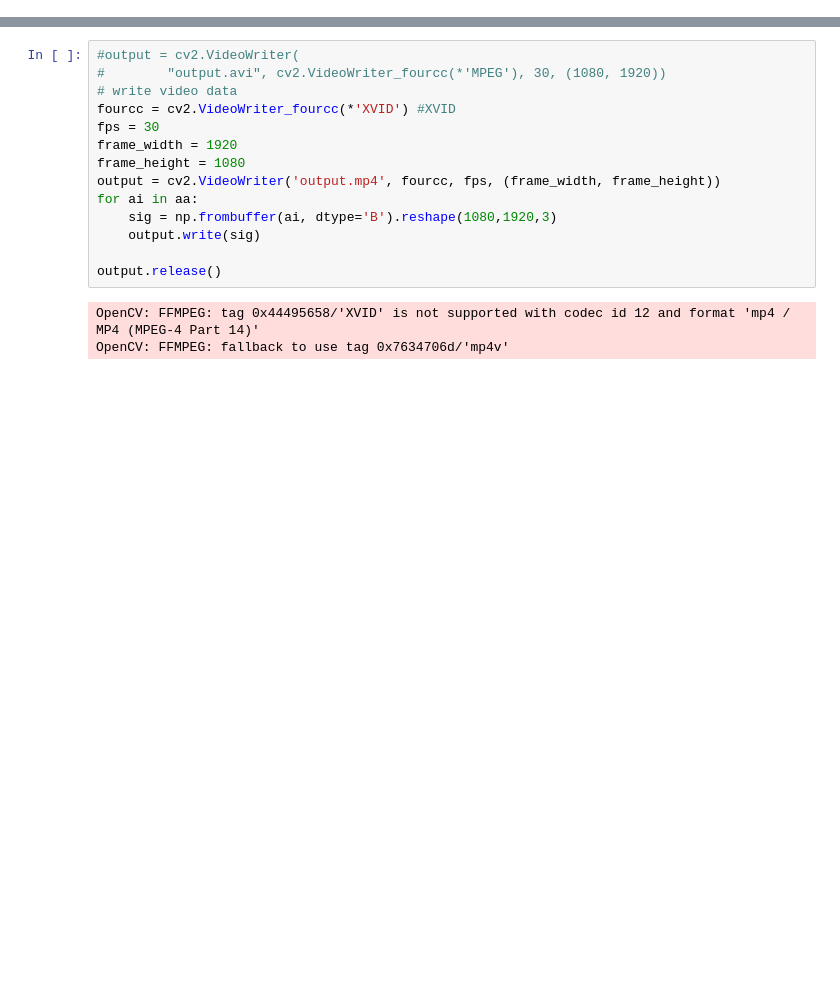
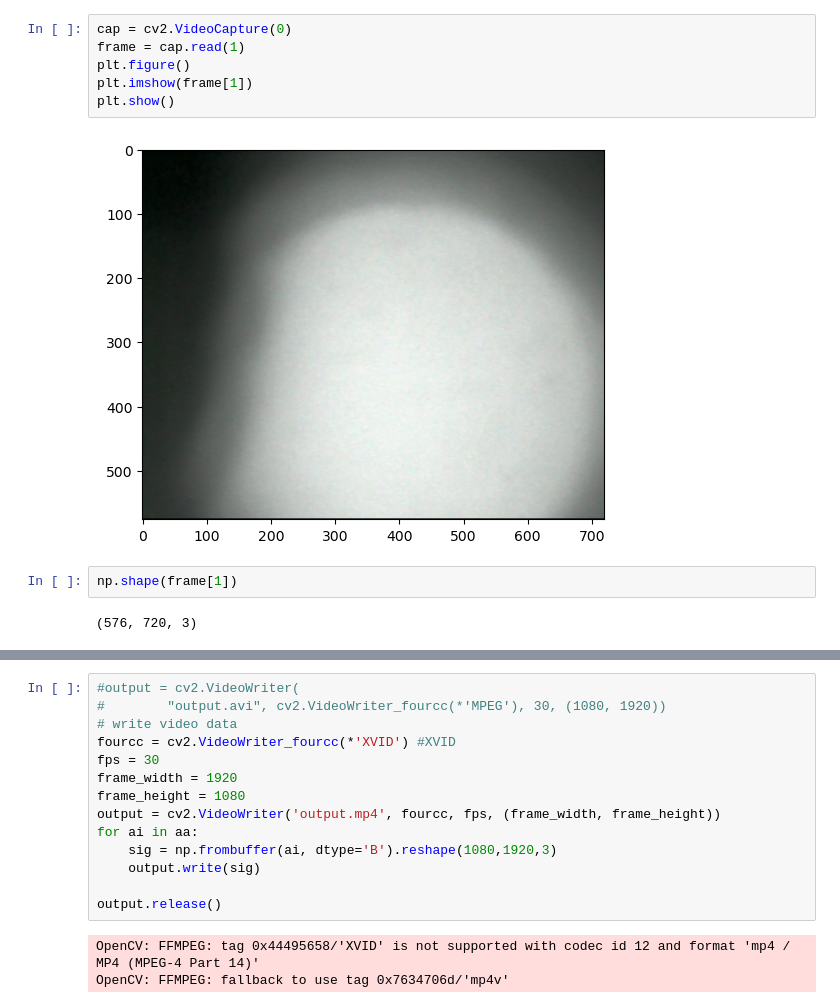
Before and after one commit to yardencsGitHub/rt_vid_aud_dev, a Jupyter notebook: test_stream1.ipynb, the cells around one changed output, grey strips where cells are left out. Saved outputs shown, nothing was run; the diff lists cells and outputs as text; blank space fills up the shorter version.

```diff
--- a/test_stream1.ipynb
+++ b/test_stream1.ipynb
@@ -8,0 +65,12 @@ from scipy.io.wavfile import write
+# %%
+cap = cv2.VideoCapture(0)
+frame = cap.read(1)
+plt.figure()
+plt.imshow(frame[1])
+plt.show()
+# %% [output]
+[figure, added]
+# %%
+np.shape(frame[1])
+# %% [output]
+(576, 720, 3)
```
Also changed, not shown: parts of 30 cells of this notebook, 3 other files.
